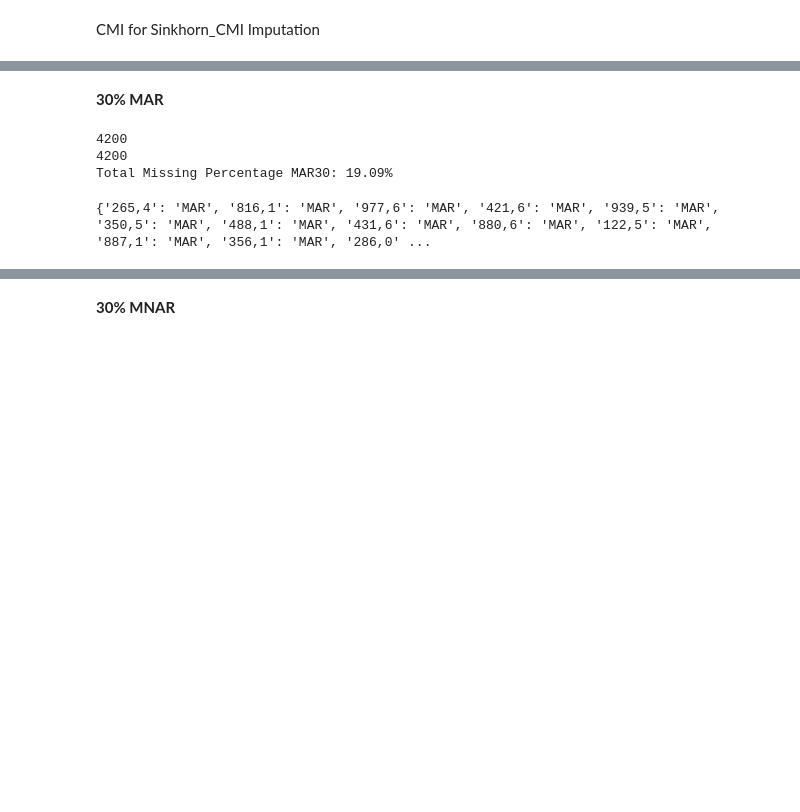
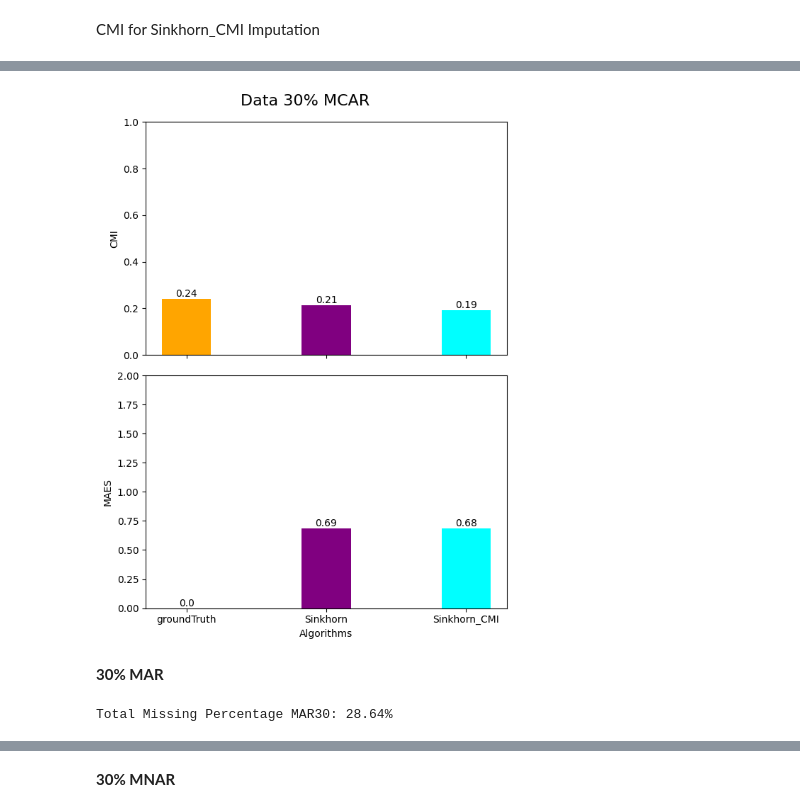
Before and after one commit to ZarinTahia/Imputation_Fairness, a Jupyter notebook: code/Sinkhorn_CMI/German_CMI_Sinkhorn.ipynb, the cells around one changed output, grey strips where cells are left out. Cells and saved outputs as stored; diff of their text form; code cells hidden in the pictures; blank space fills up the shorter version.

```diff
--- a/code/Sinkhorn_CMI/German_CMI_Sinkhorn.ipynb
+++ b/code/Sinkhorn_CMI/German_CMI_Sinkhorn.ipynb
@@ -355,3 +411,45 @@ best_tradeoff_idx, best_cmi, best_mae
+# %%
+
+# Define values and categories
+values_cmi_mcar30 = [cmi_groundTruth,on_cmi_missmcar30,cmi_mcar30]
+values_maes_mcar30 = [0.0,on_sk_mae_mcar30.detach(),sk_mae_mcar30.detach()]
+categories = ["groundTruth","Sinkhorn","Sinkhorn_CMI"]
+colors = ['orange', 'purple', 'cyan']
+
+# Bar chart parameters
+bar_width = 0.35 # Width of each bar
+index = np.arange(len(categories))
+
+# Create subplots
+fig, (ax1, ax2) = plt.subplots(2, 1, figsize=(6, 8), sharex=True)
+fig.suptitle('Data 30% MCAR', fontsize=16)
+
+# Plot Mean MAE bars and add values on top
+bars1 = ax1.bar(index, values_cmi_mcar30, color=colors, width=bar_width)
+ax1.set_ylabel("CMI")
+ax1.set_ylim(0, 1)
+for bar in bars1:
+    yval = bar.get_height()
+    ax1.text(bar.get_x() + bar.get_width() / 2, yval, round(yval, 2), ha='center', va='bottom')
+
+# Plot Mean RMSE bars and add values on top
+bars2 = ax2.bar(index, values_maes_mcar30, color=colors, width=bar_width)
+ax2.set_ylabel("MAES")
+ax2.set_ylim(0, 2)
+for bar in bars2:
+    yval = bar.get_height()
+    ax2.text(bar.get_x() + bar.get_width() / 2, yval, round(yval, 2), ha='center', va='bottom')
+
+
+ax2.set_xticks(index)
+ax2.set_xticklabels(categories)
+
+# Show the plot
+plt.xlabel('Algorithms')
+plt.tight_layout()
+plt.show()
+# %% [output]
+[figure, added]
 # %% [markdown]
 **30% MAR**
 # %%
@@ -383,19 +524,13 @@ dependencies_mar30 = {"savings-account": {
 }
 # %%
 generator_mar30 = Inject_Missing_Values()
-miss_mar30,index_mar30 = generator_mar30.MAR(X,dependencies_mar30,missing_rate=20)
+miss_mar30,index_mar30 = generator_mar30.MAR(X,dependencies_mar30,missing_rate=30)
 miss_mar30 = pd.concat([miss_mar30, Y], axis=1) #adding the target coloumn
 
 total_missing_percentage_mar30= miss_mar30.isnull().sum().sum() / miss_mar30.size * 100
 print(f"Total Missing Percentage MAR30: {total_missing_percentage_mar30:.2f}%")
 # %% [output]
-4200
-4200
-Total Missing Percentage MAR30: 19.09%
+Total Missing Percentage MAR30: 28.64%
-# %%
-print(index_mar30)
-# %% [output]
-{'265,4': 'MAR', '816,1': 'MAR', '977,6': 'MAR', '421,6': 'MAR', '939,5': 'MAR', '350,5': 'MAR', '488,1': 'MAR', '431,6': 'MAR', '880,6': 'MAR', '122,5': 'MAR', '887,1': 'MAR', '356,1': 'MAR', '286,0' ...
 # %%
 missing_percentage = (miss_mar30.isnull().sum() / len(miss_mar30)) * 100
 print(missing_percentage)
```
Also changed, not shown: parts of 38 cells of this notebook, 8 other files.
